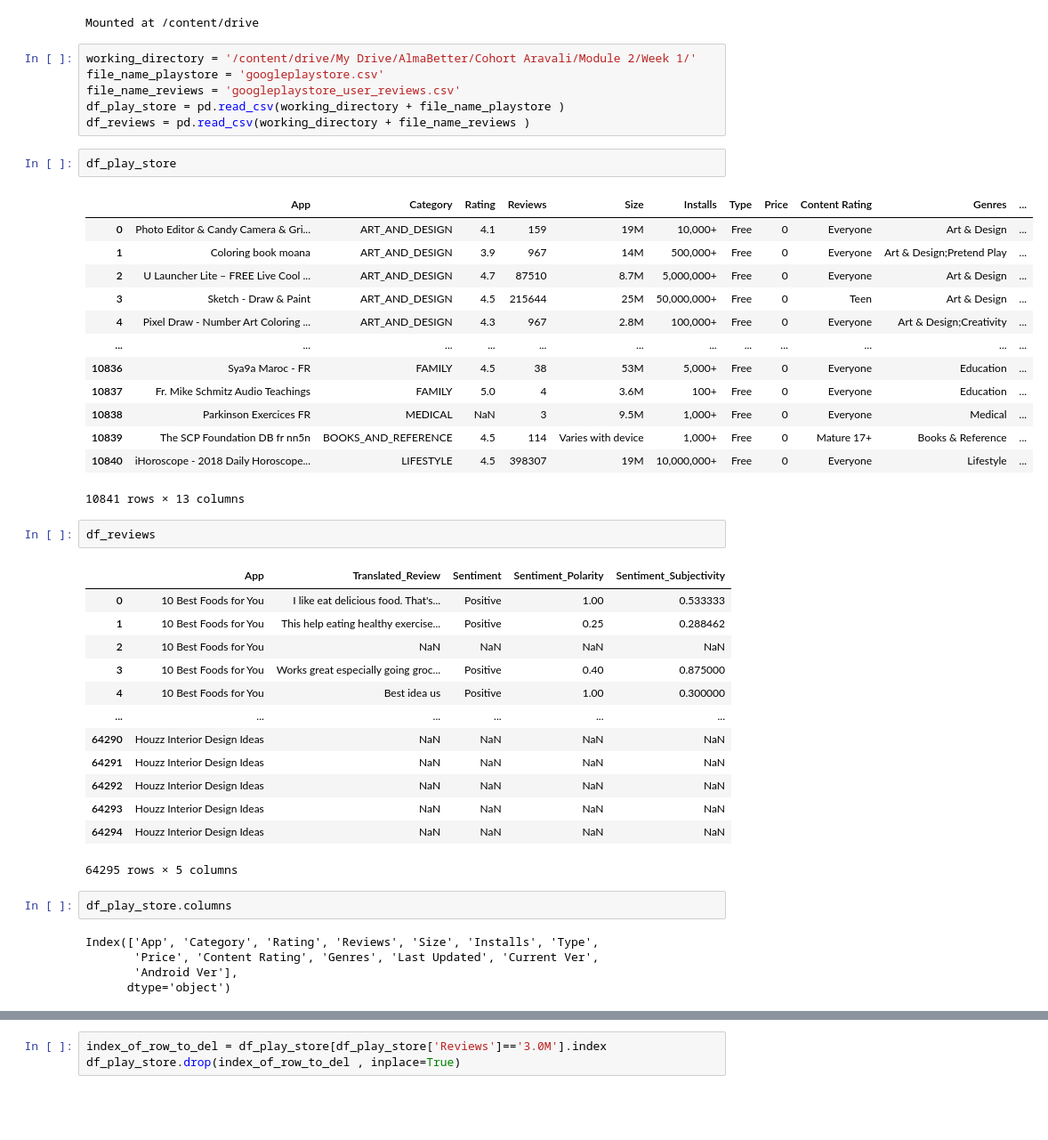
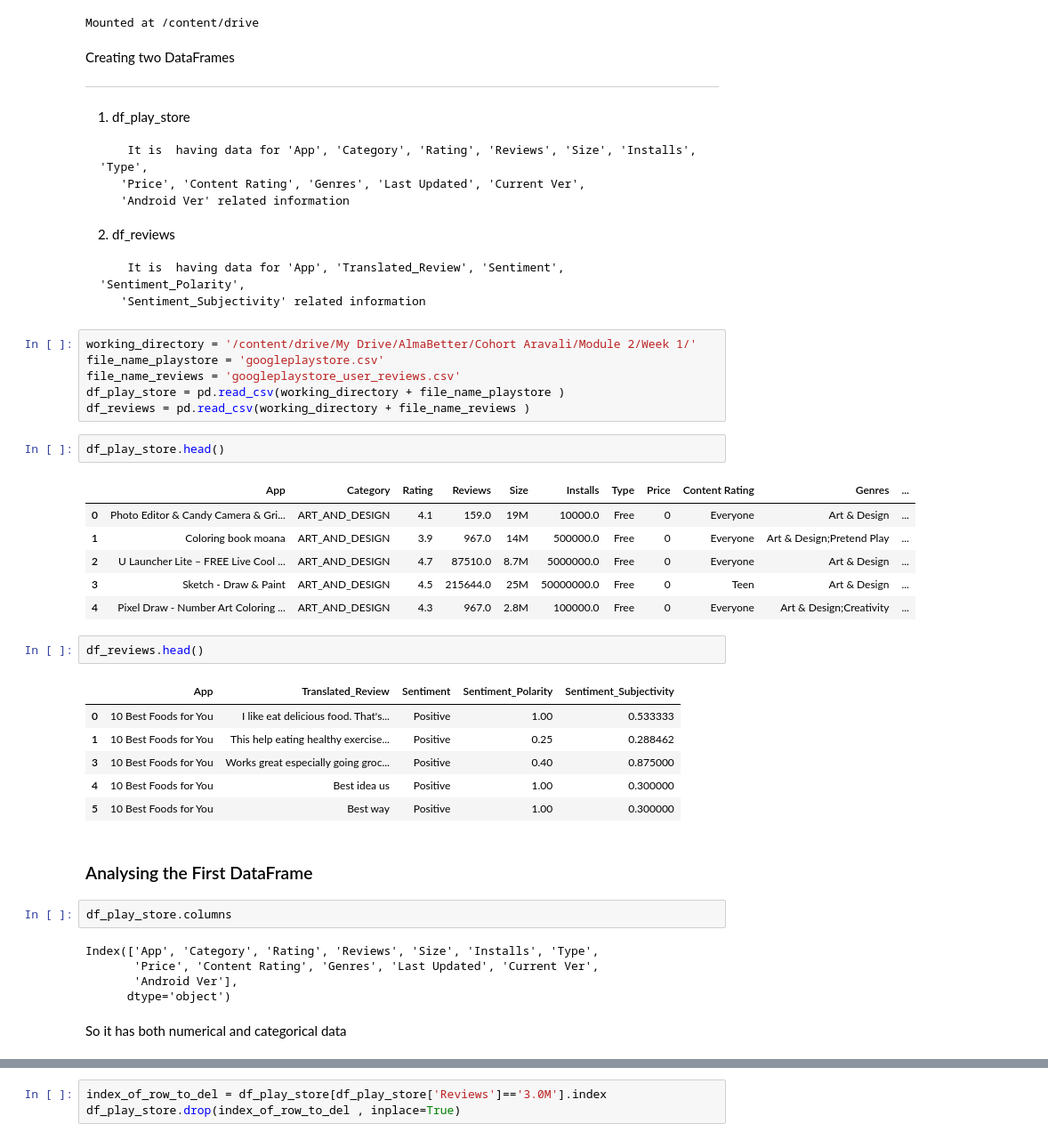
Before and after one commit to divych1/Play_Store-App_Data_Analysis, a Jupyter notebook: Divy_Chanchawat_Team_2_Capstone_Project_1.ipynb, the cells around one changed output, grey strips where cells are left out. Shown at 89% size. Saved outputs shown, nothing was run; the diff lists cells and outputs as text; blank space fills up the shorter version.

```diff
--- a/Divy_Chanchawat_Team_2_Capstone_Project_1.ipynb
+++ b/Divy_Chanchawat_Team_2_Capstone_Project_1.ipynb
@@ -28,6 +32,23 @@ from google.colab import drive
 drive.mount('/content/drive')
 # %% [output]
 Mounted at /content/drive
+# %% [markdown]
+Creating two DataFrames
+
+---
+
+
+1.   df_play_store
+
+>
+        It is  having data for 'App', 'Category', 'Rating', 'Reviews', 'Size', 'Installs', 'Type',
+       'Price', 'Content Rating', 'Genres', 'Last Updated', 'Current Ver',
+       'Android Ver' related information
+2.   df_reviews
+
+>
+        It is  having data for 'App', 'Translated_Review', 'Sentiment', 'Sentiment_Polarity',
+       'Sentiment_Subjectivity' related information
 # %%
 working_directory = '/content/drive/My Drive/AlmaBetter/Cohort Aravali/Module 2/Week 1/'
 file_name_playstore = 'googleplaystore.csv'
@@ -35,37 +56,25 @@ file_name_reviews = 'googleplaystore_user_reviews.csv'
 df_play_store = pd.read_csv(working_directory + file_name_playstore )
 df_reviews = pd.read_csv(working_directory + file_name_reviews )
 # %%
-df_play_store
+df_play_store.head()
 # %% [output]
 |  | App | Category | Rating | Reviews | Size | Installs | Type | Price | Content Rating | Genres | ... |
-| 0 | Photo Editor & Candy Camera & Gri... | ART_AND_DESIGN | 4.1 | 159 | 19M | 10,000+ | Free | 0 | Everyone | Art & Design | ... |
-| 1 | Coloring book moana | ART_AND_DESIGN | 3.9 | 967 | 14M | 500,000+ | Free | 0 | Everyone | Art & Design;Pretend Play | ... |
-| 2 | U Launcher Lite – FREE Live Cool ... | ART_AND_DESIGN | 4.7 | 87510 | 8.7M | 5,000,000+ | Free | 0 | Everyone | Art & Design | ... |
-| 3 | Sketch - Draw & Paint | ART_AND_DESIGN | 4.5 | 215644 | 25M | 50,000,000+ | Free | 0 | Teen | Art & Design | ... |
-| 4 | Pixel Draw - Number Art Coloring ... | ART_AND_DESIGN | 4.3 | 967 | 2.8M | 100,000+ | Free | 0 | Everyone | Art & Design;Creativity | ... |
-| ... | ... | ... | ... | ... | ... | ... | ... | ... | ... | ... | ... |
-| 10836 | Sya9a Maroc - FR | FAMILY | 4.5 | 38 | 53M | 5,000+ | Free | 0 | Everyone | Education | ... |
-| 10837 | Fr. Mike Schmitz Audio Teachings | FAMILY | 5.0 | 4 | 3.6M | 100+ | Free | 0 | Everyone | Education | ... |
-| 10838 | Parkinson Exercices FR | MEDICAL | NaN | 3 | 9.5M | 1,000+ | Free | 0 | Everyone | Medical | ... |
-| 10839 | The SCP Foundation DB fr nn5n | BOOKS_AND_REFERENCE | 4.5 | 114 | Varies with device | 1,000+ | Free | 0 | Mature 17+ | Books & Reference | ... |
-| 10840 | iHoroscope - 2018 Daily Horoscope... | LIFESTYLE | 4.5 | 398307 | 19M | 10,000,000+ | Free | 0 | Everyone | Lifestyle | ... |
+| 0 | Photo Editor & Candy Camera & Gri... | ART_AND_DESIGN | 4.1 | 159.0 | 19M | 10000.0 | Free | 0 | Everyone | Art & Design | ... |
+| 1 | Coloring book moana | ART_AND_DESIGN | 3.9 | 967.0 | 14M | 500000.0 | Free | 0 | Everyone | Art & Design;Pretend Play | ... |
+| 2 | U Launcher Lite – FREE Live Cool ... | ART_AND_DESIGN | 4.7 | 87510.0 | 8.7M | 5000000.0 | Free | 0 | Everyone | Art & Design | ... |
+| 3 | Sketch - Draw & Paint | ART_AND_DESIGN | 4.5 | 215644.0 | 25M | 50000000.0 | Free | 0 | Teen | Art & Design | ... |
+| 4 | Pixel Draw - Number Art Coloring ... | ART_AND_DESIGN | 4.3 | 967.0 | 2.8M | 100000.0 | Free | 0 | Everyone | Art & Design;Creativity | ... |
-10841 rows × 13 columns
 # %%
-df_reviews
+df_reviews.head()
 # %% [output]
 |  | App | Translated_Review | Sentiment | Sentiment_Polarity | Sentiment_Subjectivity |
 | 0 | 10 Best Foods for You | I like eat delicious food. That's... | Positive | 1.00 | 0.533333 |
 | 1 | 10 Best Foods for You | This help eating healthy exercise... | Positive | 0.25 | 0.288462 |
-| 2 | 10 Best Foods for You | NaN | NaN | NaN | NaN |
 | 3 | 10 Best Foods for You | Works great especially going groc... | Positive | 0.40 | 0.875000 |
 | 4 | 10 Best Foods for You | Best idea us | Positive | 1.00 | 0.300000 |
-| ... | ... | ... | ... | ... | ... |
-| 64290 | Houzz Interior Design Ideas | NaN | NaN | NaN | NaN |
-| 64291 | Houzz Interior Design Ideas | NaN | NaN | NaN | NaN |
-| 64292 | Houzz Interior Design Ideas | NaN | NaN | NaN | NaN |
-| 64293 | Houzz Interior Design Ideas | NaN | NaN | NaN | NaN |
-| 64294 | Houzz Interior Design Ideas | NaN | NaN | NaN | NaN |
+| 5 | 10 Best Foods for You | Best way | Positive | 1.00 | 0.300000 |
-64295 rows × 5 columns
+# %% [markdown]
+### Analysing the First DataFrame
 # %%
 df_play_store.columns
 # %% [output]
@@ -73,3 +82,5 @@ Index(['App', 'Category', 'Rating', 'Reviews', 'Size', 'Installs', 'Type',
        'Price', 'Content Rating', 'Genres', 'Last Updated', 'Current Ver',
        'Android Ver'],
       dtype='object')
+# %% [markdown]
+So it has both numerical and categorical data
```
Also changed, not shown: parts of 41 cells of this notebook.
